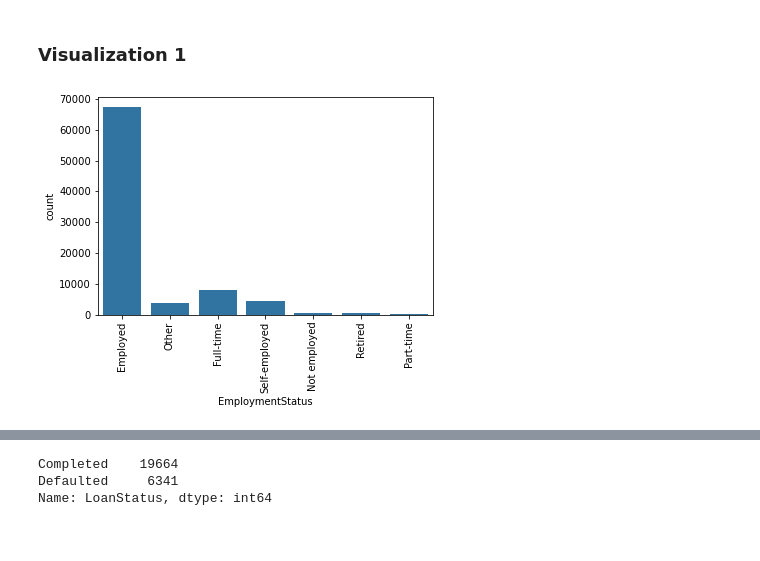
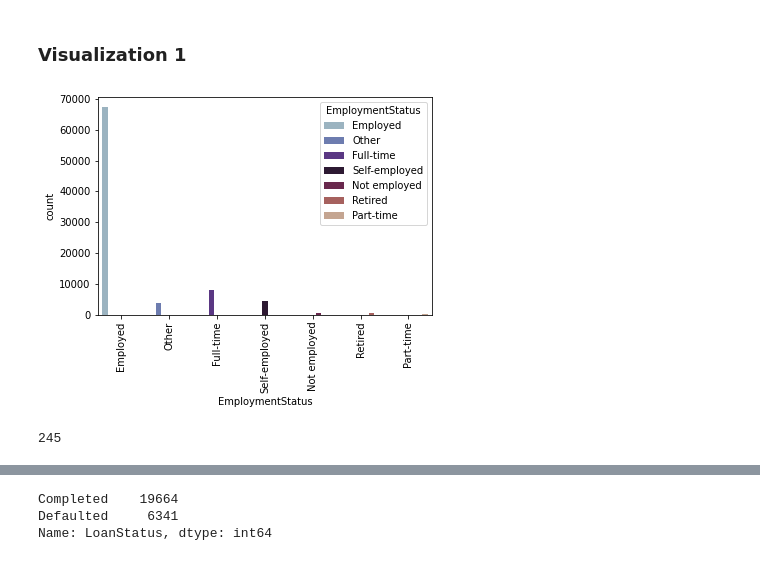
Before and after one commit to EnochAy/Udacity-Nanodegree-Data-Analyst---Data-Visualization-Project, a Jupyter notebook: Final Submission/Slide_Deck.ipynb, the cells around one changed output, grey strips where cells are left out. Drawn from its saved outputs; the diff is of its cells as text; code cells hidden in the pictures.

Commit message:
Slide Deck and Visuals Updates

```diff
--- a/Final Submission/Slide_Deck.ipynb
+++ b/Final Submission/Slide_Deck.ipynb
@@ -69,3 +72,14 @@ target_df['TotalProsperLoans'] = target_df['TotalProsperLoans'].fillna(0) #fill
+# %%
+"""
+Here are the two functions that I will be using in plotting
+visuals in this section and subsequest ones.
+"""
+
+def hist_plotter(data, x, bins=1000):
+    sns.histplot(data = data, x=x);
+
+def count_plotter(xaxis, hue, data, color, palette, bins=1000):
+    sns.countplot(x = xaxis, hue = hue, data = data, color=base_color, palette = palette);
 # %% [markdown]
 ### Observation 1
 
@@ -74,11 +88,15 @@ It is worthy of note that full-time and self employed workers
 request for more loans than the rest.
 # %% [markdown]
 ### Visualization 1
-# %%
-#freq_count = target_df['index'].value_counts()
-# Setting color
-base_color = sns.color_palette()[0]
-sns.countplot(data=target_df, x='EmploymentStatus', color = base_color )
-plt.xticks(rotation = 90);
-# %% [output]
-[figure, removed]
+# %%
+count_plotter('EmploymentStatus', 'EmploymentStatus', target_df, base_color, 'twilight')
+plt.xticks(rotation = 90);
+# %% [output]
+[figure, added]
+# %%
+income_std = target_df['StatedMonthlyIncome'].std()
+income_mean = target_df['StatedMonthlyIncome'].mean()
+boundary = income_mean + income_std * 3
+len(target_df[target_df['StatedMonthlyIncome'] >= boundary])
+# %% [output]
+245
```
Also changed, not shown: parts of 28 cells of this notebook, 5 other files.
